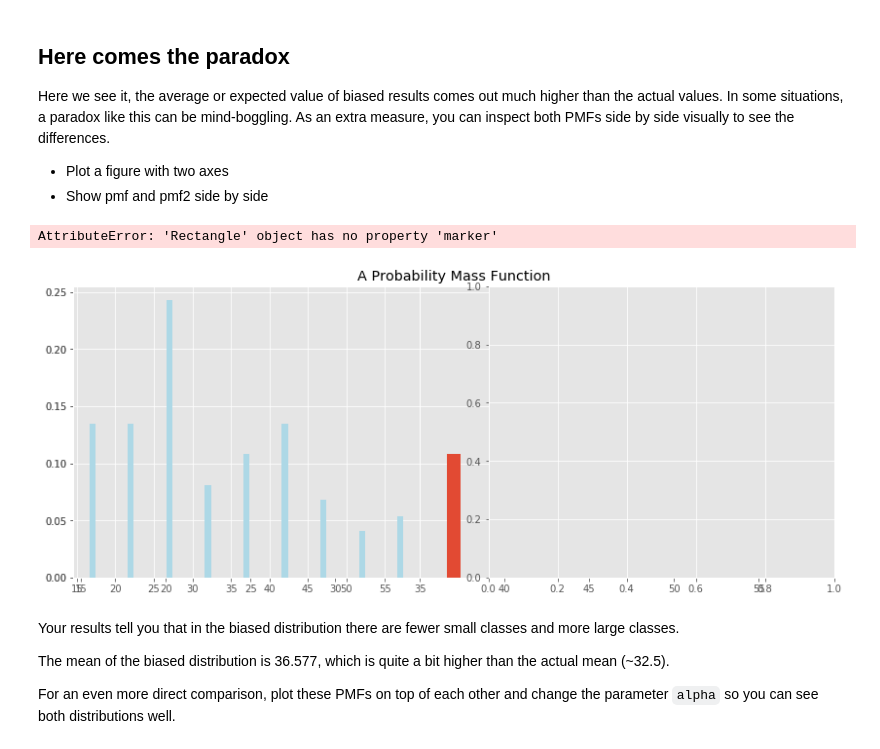
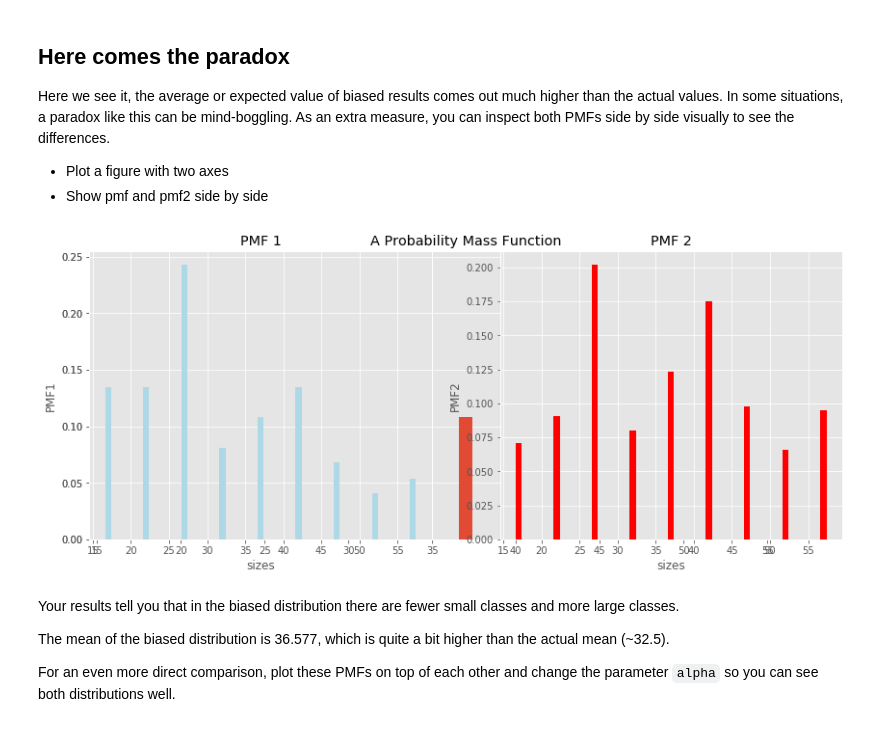
Before and after one commit to polyglottraveler/dsc-probability-mass-function-lab-hbs-ds-060120, a Jupyter notebook: index.ipynb, the cells around one changed output. Drawn from its saved outputs; the diff is of its cells as text; code cells hidden in the pictures.

```diff
--- a/index.ipynb
+++ b/index.ipynb
@@ -178,25 +178,24 @@ Here we see it, the average or expected value of biased results comes out much h
 # %%
 # Plot pmfs side by side
 new_figure = plt.figure(figsize=(14, 5.5))
 
 plt.bar(sizes, pmf);
 plt.title("A Probability Mass Function");
 
 ax1 = new_figure.add_subplot(121)  # 121 means "1x2 grid, first subplot"
 ax2 = new_figure.add_subplot(122)
 ax1.bar(sizes, pmf, color='lightblue')
-ax2.bar(sizes, pmf2, color='red', marker='o')
+ax2.bar(sizes, pmf2, color='red')
 ax1.set_xlabel("sizes")
 ax1.set_ylabel("PMF1")
 ax1.set_title("PMF 1")
 ax2.set_xlabel("sizes")
 ax2.set_ylabel("PMF2")
 ax2.set_title("PMF 2")
 
 plt.show()
 # %% [output]
-AttributeError: 'Rectangle' object has no property 'marker'
-[figure, old version]
+[figure, new version]
 # %% [markdown]
 Your results tell you that in the biased distribution there are fewer small classes and more large classes.
 
```
